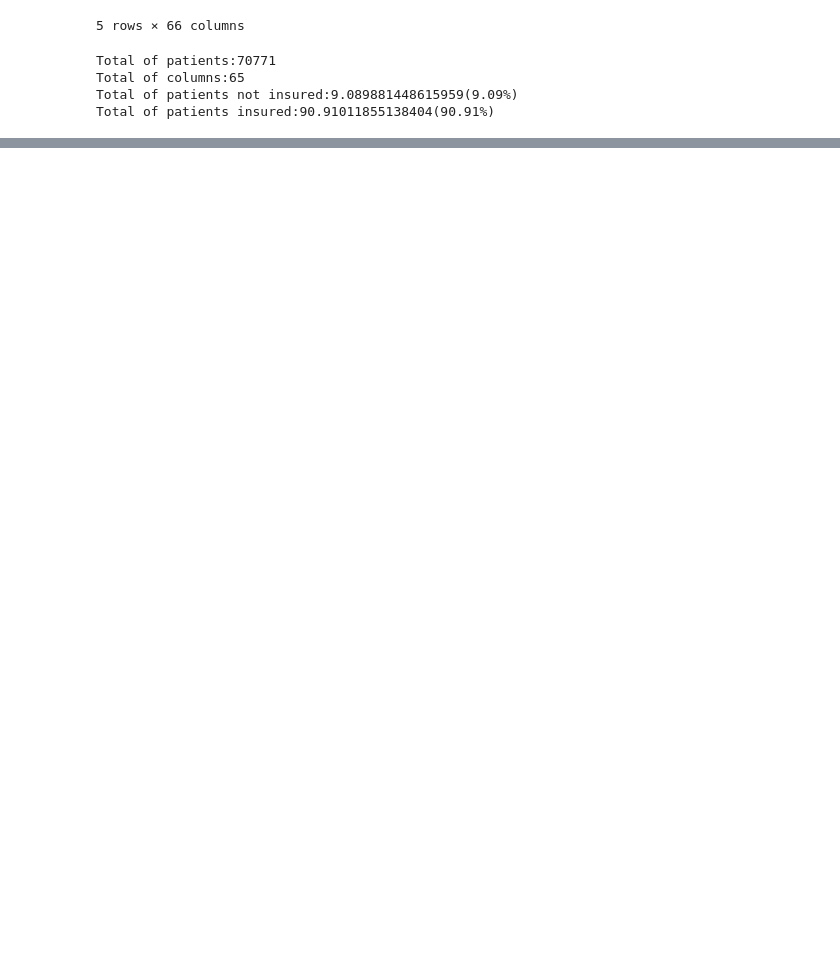
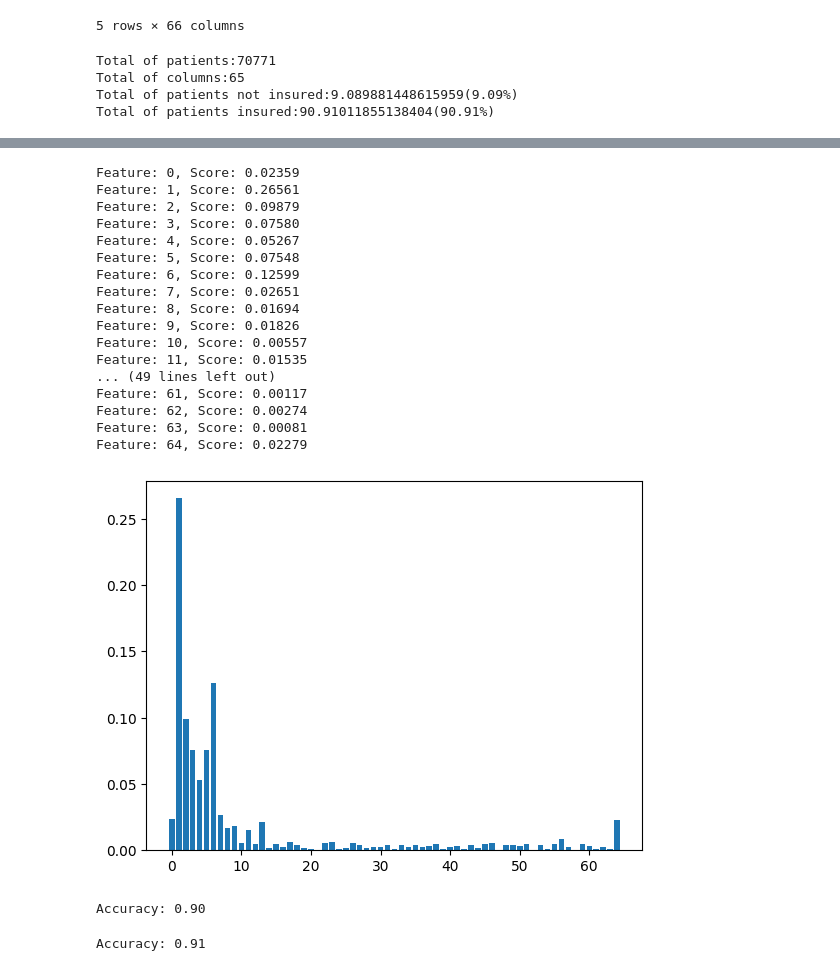
Before and after one commit to joaopecomonteiro/trabalho_ids, a Jupyter notebook: joao_playground.ipynb, the cells around one changed output, grey strips where cells are left out. Drawn from its saved outputs; the diff is of its cells as text; code cells hidden in the pictures; blank space fills up the shorter version.

```diff
--- a/joao_playground.ipynb
+++ b/joao_playground.ipynb
@@ -323,0 +336,47 @@ Accuracy: 0.91
+# %%
+importance = model.feature_importances_
+# summarize feature importance
+for i,v in enumerate(importance):
+ print('Feature: %0d, Score: %.5f' % (i,v))
+# plot feature importance
+plt.bar([x for x in range(len(importance))], importance)
+plt.show()
+# %% [output]
+Feature: 0, Score: 0.02359
+Feature: 1, Score: 0.26561
+Feature: 2, Score: 0.09879
+Feature: 3, Score: 0.07580
+Feature: 4, Score: 0.05267
+Feature: 5, Score: 0.07548
+Feature: 6, Score: 0.12599
+Feature: 7, Score: 0.02651
+Feature: 8, Score: 0.01694
+Feature: 9, Score: 0.01826
+Feature: 10, Score: 0.00557
+Feature: 11, Score: 0.01535
+... (49 lines left out)
+Feature: 61, Score: 0.00117
+Feature: 62, Score: 0.00274
+Feature: 63, Score: 0.00081
+Feature: 64, Score: 0.02279
+[figure, added]
+# %%
+from sklearn.model_selection import train_test_split
+from sklearn.neighbors import KNeighborsClassifier
+from sklearn.metrics import accuracy_score
+
+X = data_encoded.drop(columns=['health_ins'])  # Features (drop the target and any non-relevant columns)
+y = data_encoded['health_ins']  # Target variable
+
+X_train, X_test, y_train, y_test = train_test_split(X, y, test_size=0.2, random_state=42)
+
+model = KNeighborsClassifier()  # You can adjust n_estimators
+model.fit(X_train, y_train)
+
+y_pred = model.predict(X_test)
+
+# Step 6: Evaluate the model performance
+accuracy = accuracy_score(y_test, y_pred)
+print(f'Accuracy: {accuracy:.2f}')
+# %% [output]
+Accuracy: 0.90
@@ -323,0 +395,20 @@ Accuracy: 0.91
+# %%
+import xgboost as xgb
+from sklearn.model_selection import train_test_split
+from sklearn.metrics import accuracy_score
+
+X = data_encoded.drop(columns=['health_ins'])  # Features (drop the target and any non-relevant columns)
+y = data_encoded['health_ins']  # Target variable
+
+X_train, X_test, y_train, y_test = train_test_split(X, y, test_size=0.2, random_state=42)
+
+model = xgb.XGBClassifier()  # You can adjust n_estimators
+model.fit(X_train, y_train)
+
+y_pred = model.predict(X_test)
+
+# Step 6: Evaluate the model performance
+accuracy = accuracy_score(y_test, y_pred)
+print(f'Accuracy: {accuracy:.2f}')
+# %% [output]
+Accuracy: 0.91
```
Also changed, not shown: parts of 12 cells of this notebook.
